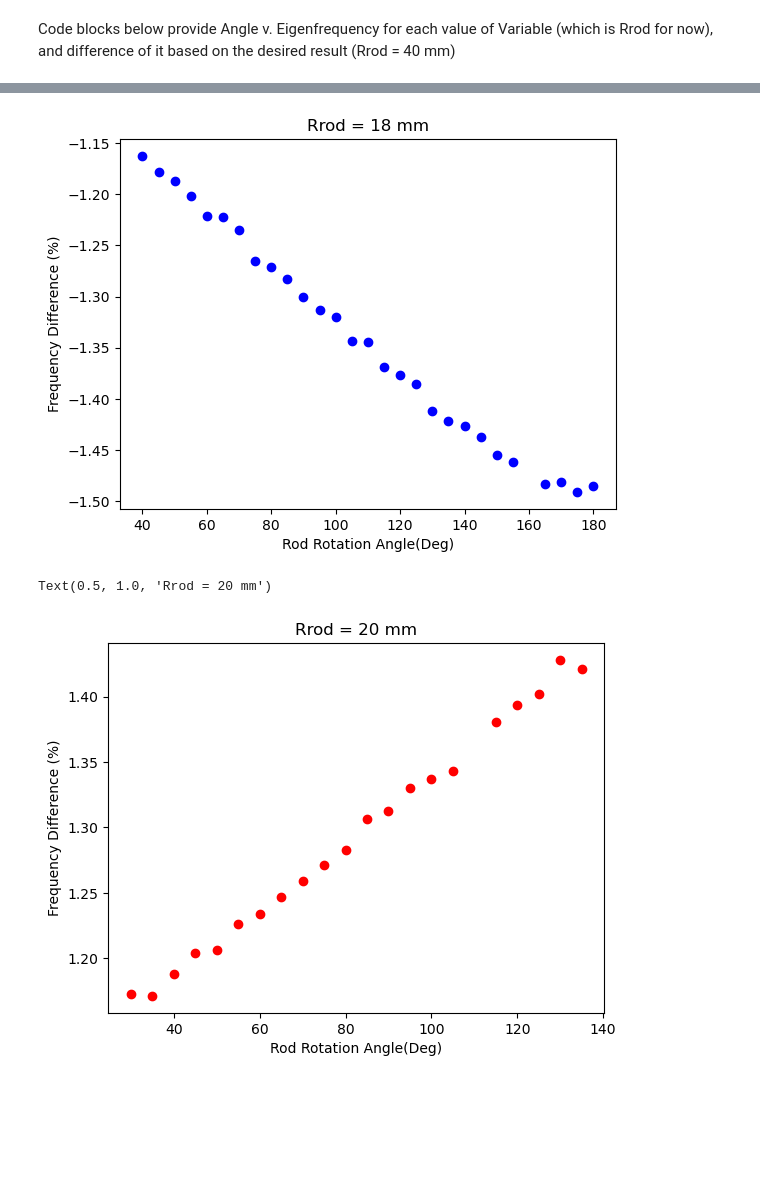
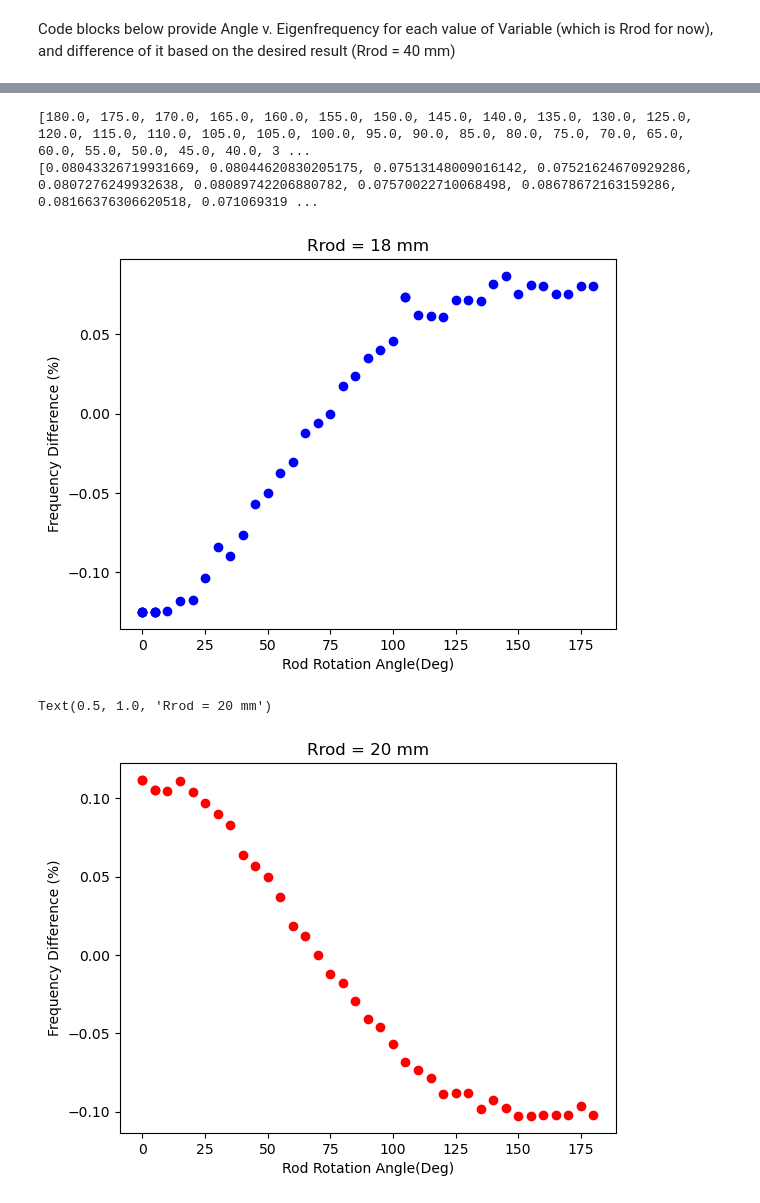
Before and after one commit to peanutflavorbean/CAPP, a Jupyter notebook: Tilt_tolerance.ipynb, the cells around one changed output, grey strips where cells are left out. Drawn from its saved outputs; the diff is of its cells as text; code cells hidden in the pictures; blank space fills up the shorter version.

```diff
--- a/Tilt_tolerance.ipynb
+++ b/Tilt_tolerance.ipynb
@@ -264,39 +264,43 @@ plt.show()
 # %%
 err39 = [[],[]]
 for angle40 in Rod40[-1]:
     for angle39 in Rod39[-1]:
         if int(angle40) == int(angle39):
-            freq39 = Rod39[0][np.where(Rod39[-1]==angle39)]
-            freq40_1= Rod40[0][np.where(Rod40[-1]==angle40)]
+            freq39 = Rod39[0][np.where(Rod39[-1]==angle39)][0]
+            freq40_1= Rod40[0][np.where(Rod40[-1]==angle40)][0]
             #print(angle40,freq39,freq40_1)
 
             err = (freq39-freq40_1)/freq40_1*100
             err39[0].append(angle40)
             err39[1].append(err)
+print(err39[0])
+print(err39[1])
 plt.plot(err39[0],err39[1],'bo')
 plt.xlabel("Rod Rotation Angle(Deg)")
 plt.ylabel("Frequency Difference (%)")
 plt.title("Rrod = 18 mm")
 plt.show()
 err41 = [[],[]]
 for angle40 in Rod40[-1]:
     for angle41 in Rod41[-1]:
         if int(angle40) == int(angle41):
-            freq41 = Rod41[0][np.where(Rod41[-1]==angle41)]
-            freq40_2 = Rod40[0][np.where(Rod40[-1]==angle40)]
+            freq41 = Rod41[0][np.where(Rod41[-1]==angle41)][0]
+            freq40_2 = Rod40[0][np.where(Rod40[-1]==angle40)][0]
             #print(angle40,freq41,freq40_2)
 
             err = (freq41-freq40_2)/freq40_2*100
             err41[0].append(angle40)
             err41[1].append(err)
 plt.plot(err41[0],err41[1],'ro')
 plt.xlabel("Rod Rotation Angle(Deg)")
 plt.ylabel("Frequency Difference (%)")
 plt.title("Rrod = 20 mm")
 # %% [output]
+[180.0, 175.0, 170.0, 165.0, 160.0, 155.0, 150.0, 145.0, 140.0, 135.0, 130.0, 125.0, 120.0, 115.0, 110.0, 105.0, 105.0, 100.0, 95.0, 90.0, 85.0, 80.0, 75.0, 70.0, 65.0, 60.0, 55.0, 50.0, 45.0, 40.0, 3 ...
+[0.08043326719931669, 0.08044620830205175, 0.07513148009016142, 0.07521624670929286, 0.0807276249932638, 0.08089742206880782, 0.07570022710068498, 0.08678672163159286, 0.08166376306620518, 0.071069319 ...
-[figure, old version]
+[figure, new version]
-Text(0.5, 1.0, 'Rrod = 20 mm')
+Text(0.5, 1.0, 'Rrod = 20 mm')
-[figure, old version]
+[figure, new version]
 # %%
 fig,axs = plt.subplots(1,1,figsize=(10,5), dpi= 150)
 angle_range = []
```
Also changed, not shown: parts of 3 cells of this notebook, 1 other file.
